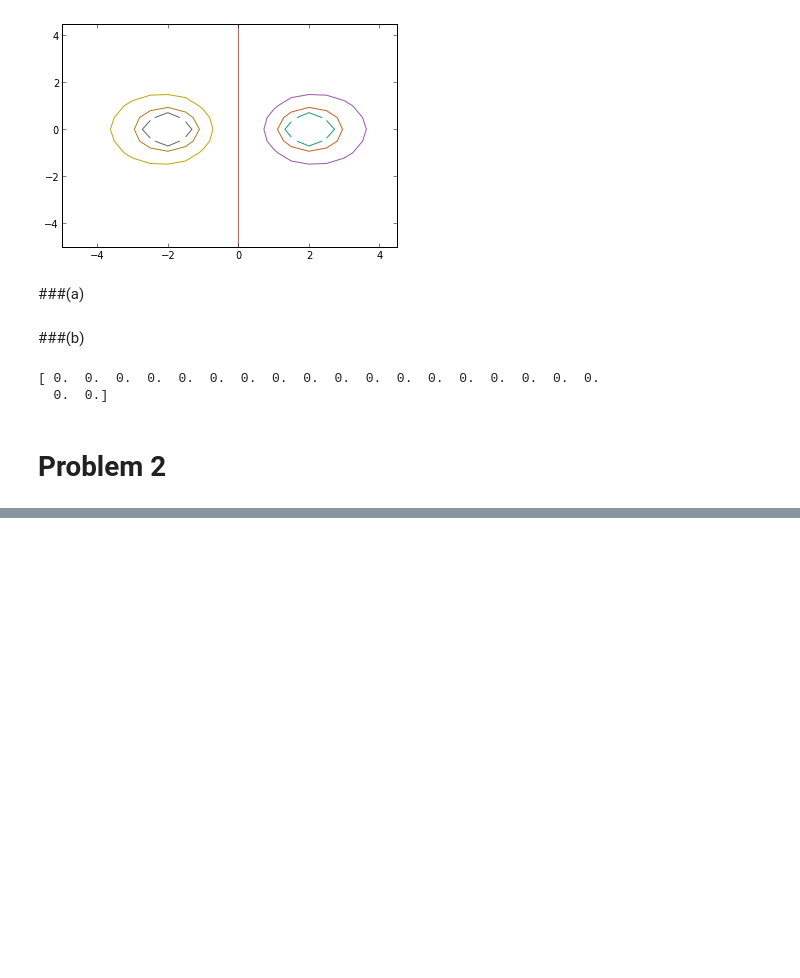
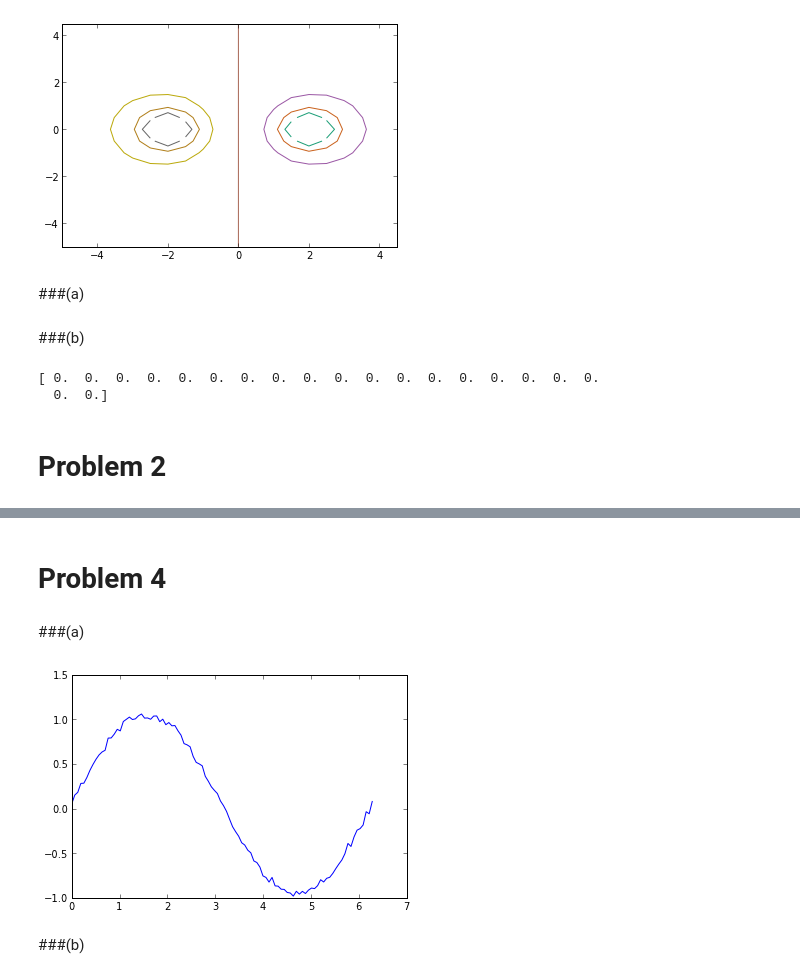
Before and after one commit to mullenray/PHYS202-S13, a Jupyter notebook: Week4/InterpAndDiffEx3.ipynb, the cells around one changed output, grey strips where cells are left out. Drawn from its saved outputs; the diff is of its cells as text; code cells hidden in the pictures; blank space fills up the shorter version.

```diff
--- a/Week4/InterpAndDiffEx3.ipynb
+++ b/Week4/InterpAndDiffEx3.ipynb
@@ -38,0 +126,15 @@ Temp(3)
+# %% [markdown]
+Problem 4
+=
+# %% [markdown]
+###(a)
+# %%
+x = linspace(0,2*pi,100)
+y = sin(x) + 0.1*random.random(size=x.shape)
+
+plot(x,y)
+show()
+# %% [output]
+[figure, added]
+# %% [markdown]
+###(b)
```
Also changed, not shown: parts of 18 cells of this notebook.
